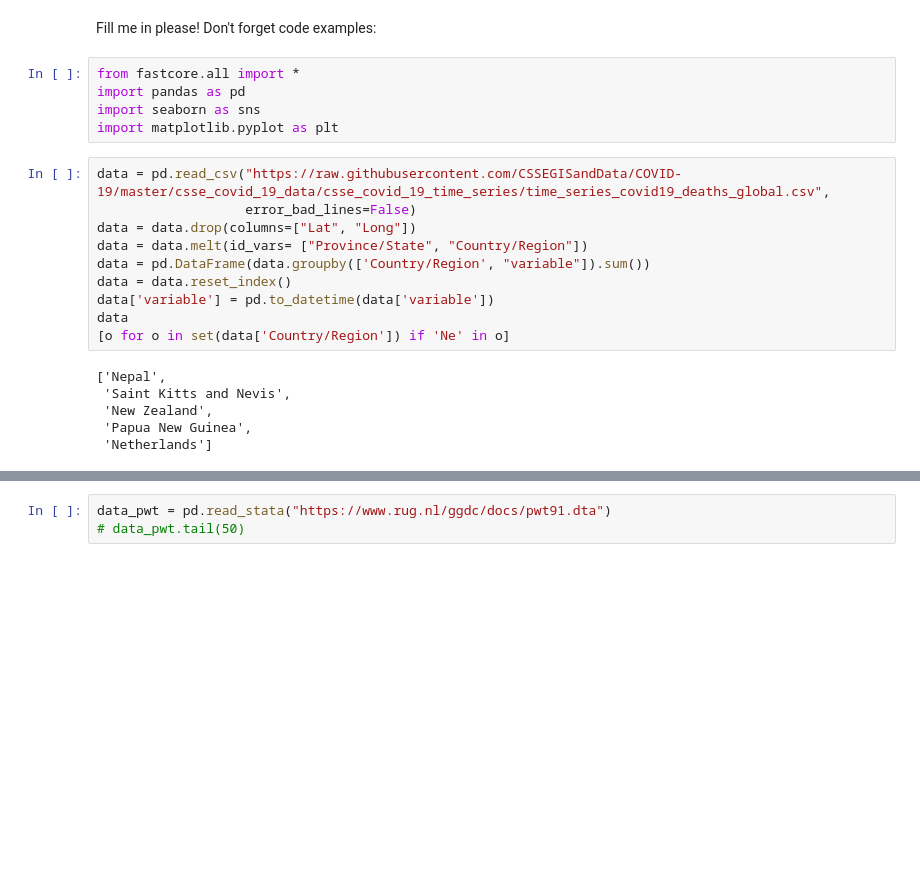
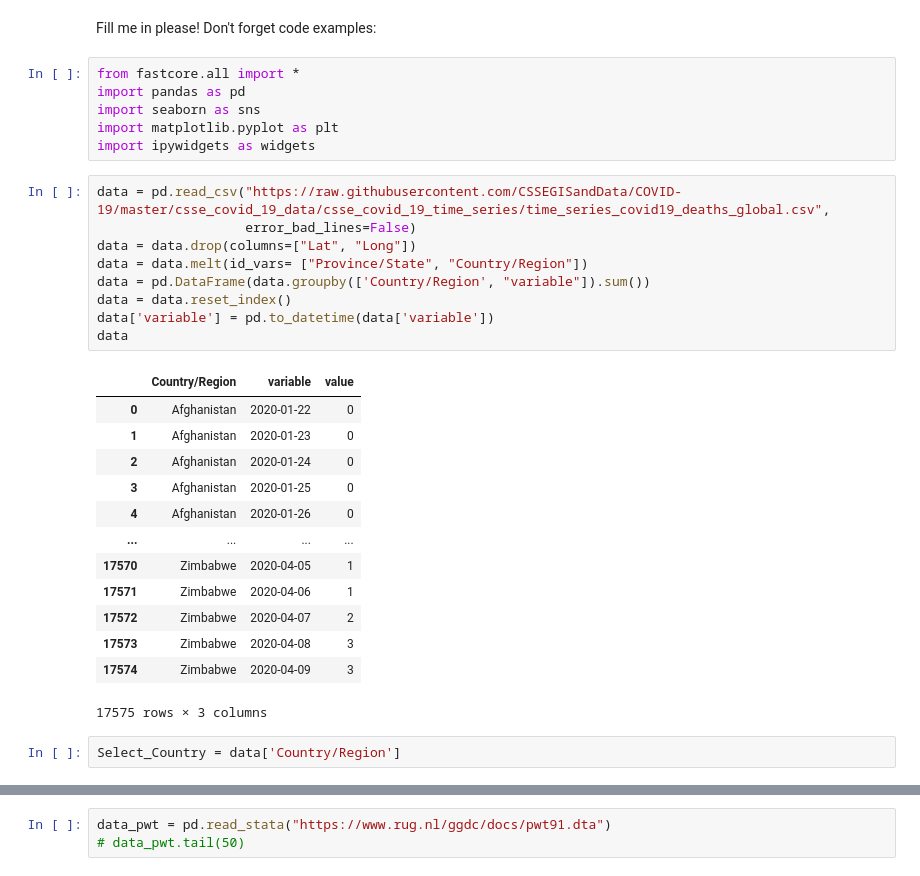
Before and after one commit to takotab/turbolamp, a Jupyter notebook: nbs/index.ipynb, the cells around one changed output, grey strips where cells are left out. Cells and saved outputs as stored; diff of their text form; blank space fills up the shorter version.

Commit message:
selector gemaakt maar moet nog verbonden worden

```diff
--- a/nbs/index.ipynb
+++ b/nbs/index.ipynb
@@ -20,19 +20,29 @@ from fastcore.all import *
 import pandas as pd
 import seaborn as sns
 import matplotlib.pyplot as plt
+import ipywidgets as widgets
 # %%
 data = pd.read_csv("https://raw.githubusercontent.com/CSSEGISandData/COVID-19/master/csse_covid_19_data/csse_covid_19_time_series/time_series_covid19_deaths_global.csv",
                    error_bad_lines=False)
 data = data.drop(columns=["Lat", "Long"])
 data = data.melt(id_vars= ["Province/State", "Country/Region"])
 data = pd.DataFrame(data.groupby(['Country/Region', "variable"]).sum())
 data = data.reset_index()
 data['variable'] = pd.to_datetime(data['variable'])
 data
-[o for o in set(data['Country/Region']) if 'Ne' in o]
 # %% [output]
+|  | Country/Region | variable | value |
+| 0 | Afghanistan | 2020-01-22 | 0 |
+| 1 | Afghanistan | 2020-01-23 | 0 |
+| 2 | Afghanistan | 2020-01-24 | 0 |
+| 3 | Afghanistan | 2020-01-25 | 0 |
+| 4 | Afghanistan | 2020-01-26 | 0 |
+| ... | ... | ... | ... |
+| 17570 | Zimbabwe | 2020-04-05 | 1 |
+| 17571 | Zimbabwe | 2020-04-06 | 1 |
+| 17572 | Zimbabwe | 2020-04-07 | 2 |
+| 17573 | Zimbabwe | 2020-04-08 | 3 |
+| 17574 | Zimbabwe | 2020-04-09 | 3 |
-['Nepal',
- 'Saint Kitts and Nevis',
- 'New Zealand',
- 'Papua New Guinea',
- 'Netherlands']
+17575 rows × 3 columns
+# %%
+Select_Country = data['Country/Region']
```
Also changed, not shown: parts of 1 cell of this notebook.
